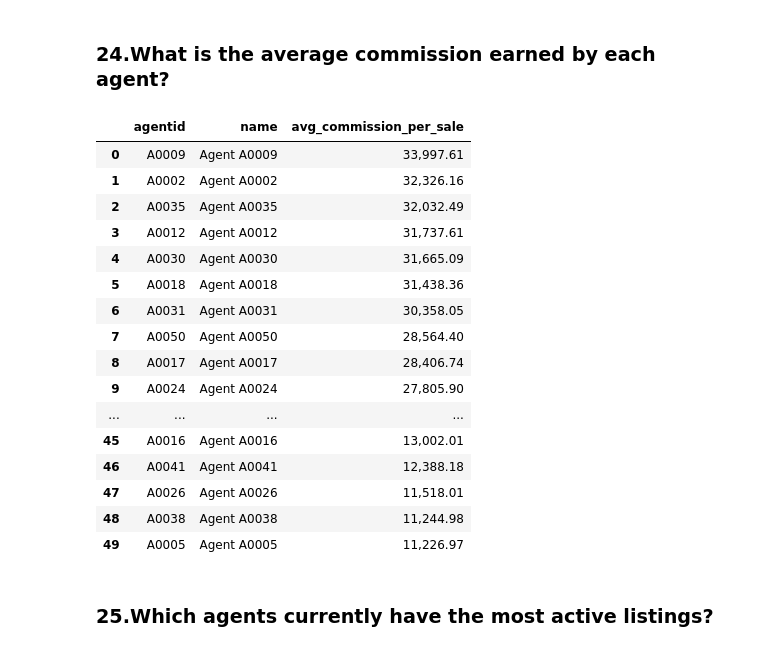
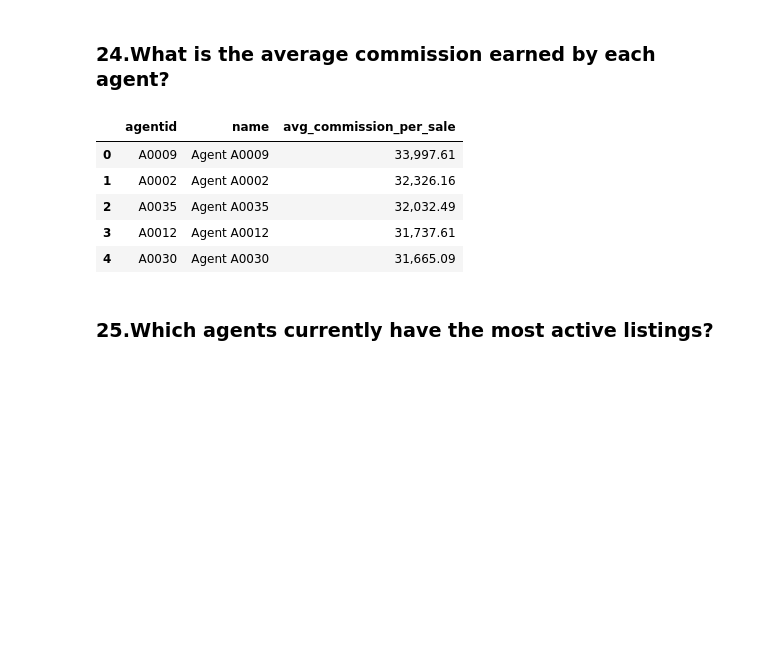
Before and after one commit to mukundnaramesh2605/guvi-python-sql-pandas-project-1, a Jupyter notebook: project.ipynb, the cells around one changed output. Saved outputs shown, nothing was run; the diff lists cells and outputs as text; code cells hidden in the pictures; blank space fills up the shorter version.

Commit message:
Update project.ipynb: Adjust execution counts, truncate output displays, and remove redundant data rows for clarity

```diff
--- a/project.ipynb
+++ b/project.ipynb
@@ -1196,32 +1196,21 @@ correlation (rating vs avg days): 0.033
 # %%
 query24 = """
 select a.agentid,a.name,round(avg(s.saleprice *(a.commissionrate/100)),2) as avg_commission_per_sale
 from listings l
 join sales s on s.listingid = l.listingid
 join agents a on a.agentid = l.agentid
 group by a.agentid,a.name
 order by avg_commission_per_sale desc;
 """
 result24 = pd.read_sql(query24, conn)
-display(result24)
+display(result24.head())
 # %% [output]
 |  | agentid | name | avg_commission_per_sale |
 | 0 | A0009 | Agent A0009 | 33,997.61 |
 | 1 | A0002 | Agent A0002 | 32,326.16 |
 | 2 | A0035 | Agent A0035 | 32,032.49 |
 | 3 | A0012 | Agent A0012 | 31,737.61 |
 | 4 | A0030 | Agent A0030 | 31,665.09 |
-| 5 | A0018 | Agent A0018 | 31,438.36 |
-| 6 | A0031 | Agent A0031 | 30,358.05 |
-| 7 | A0050 | Agent A0050 | 28,564.40 |
-| 8 | A0017 | Agent A0017 | 28,406.74 |
-| 9 | A0024 | Agent A0024 | 27,805.90 |
-| ... | ... | ... | ... |
-| 45 | A0016 | Agent A0016 | 13,002.01 |
-| 46 | A0041 | Agent A0041 | 12,388.18 |
-| 47 | A0026 | Agent A0026 | 11,518.01 |
-| 48 | A0038 | Agent A0038 | 11,244.98 |
-| 49 | A0005 | Agent A0005 | 11,226.97 |
 # %% [markdown]
 ### 25.Which agents currently have the most active listings?
 # %%
```
Also changed, not shown: parts of 1 cell of this notebook.
